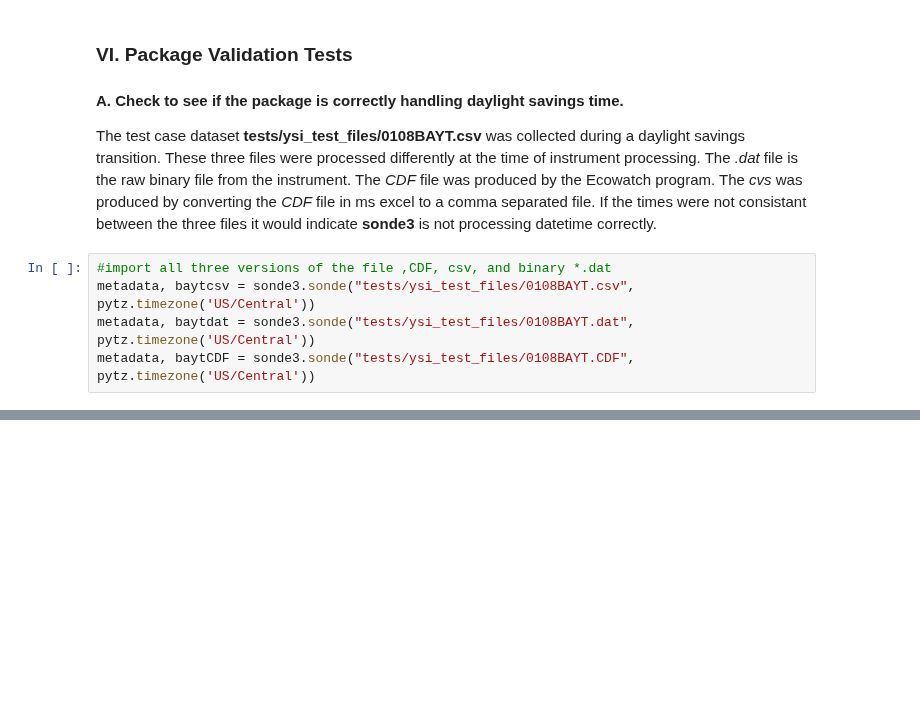
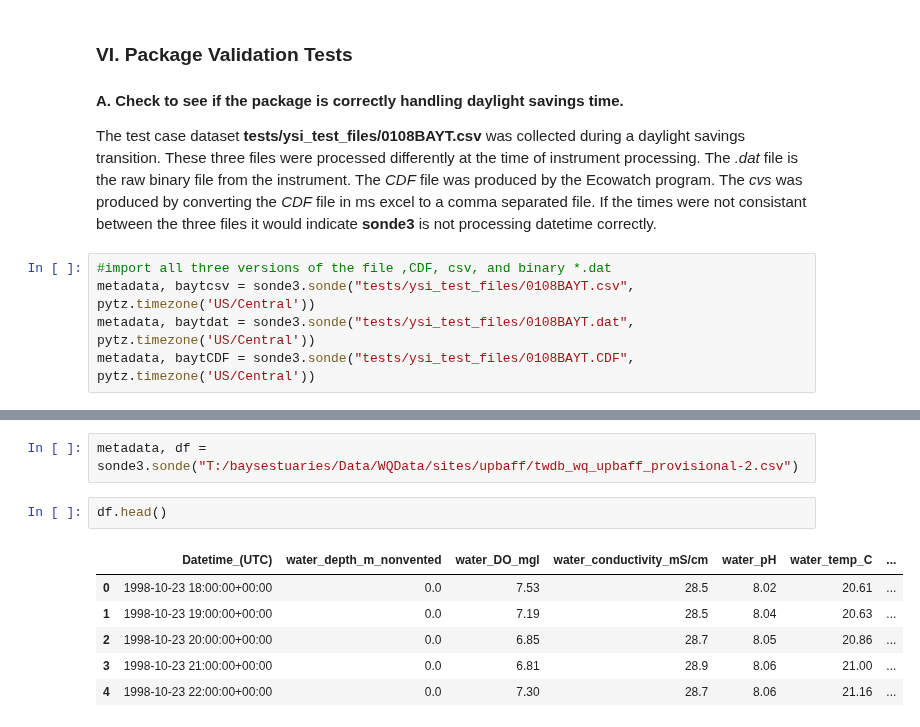
Before and after one commit to kimia-karimi/sonde3, a Jupyter notebook: index.ipynb, the cells around one changed output, grey strips where cells are left out. Cells and saved outputs as stored; diff of their text form; blank space fills up the shorter version.

```diff
--- a/index.ipynb
+++ b/index.ipynb
@@ -335,0 +358,11 @@ df.head()
+# %%
+metadata, df = sonde3.sonde("T:/baysestuaries/Data/WQData/sites/upbaff/twdb_wq_upbaff_provisional-2.csv")
+# %%
+df.head()
+# %% [output]
+|  | Datetime_(UTC) | water_depth_m_nonvented | water_DO_mgl | water_conductivity_mS/cm | water_pH | water_temp_C | ... |
+| 0 | 1998-10-23 18:00:00+00:00 | 0.0 | 7.53 | 28.5 | 8.02 | 20.61 | ... |
+| 1 | 1998-10-23 19:00:00+00:00 | 0.0 | 7.19 | 28.5 | 8.04 | 20.63 | ... |
+| 2 | 1998-10-23 20:00:00+00:00 | 0.0 | 6.85 | 28.7 | 8.05 | 20.86 | ... |
+| 3 | 1998-10-23 21:00:00+00:00 | 0.0 | 6.81 | 28.9 | 8.06 | 21.00 | ... |
+| 4 | 1998-10-23 22:00:00+00:00 | 0.0 | 7.30 | 28.7 | 8.06 | 21.16 | ... |
```
Also changed, not shown: parts of 22 cells of this notebook, 7 other files.
